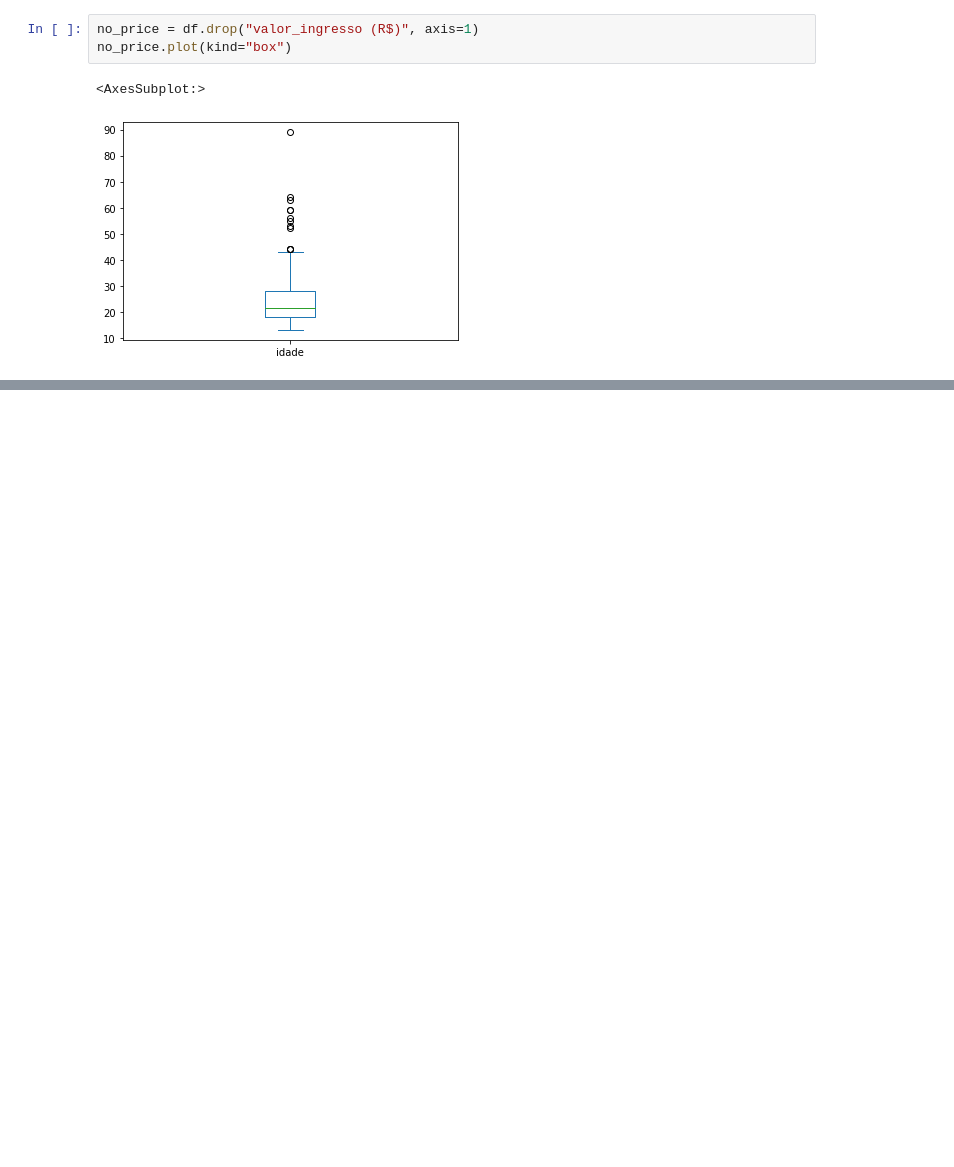
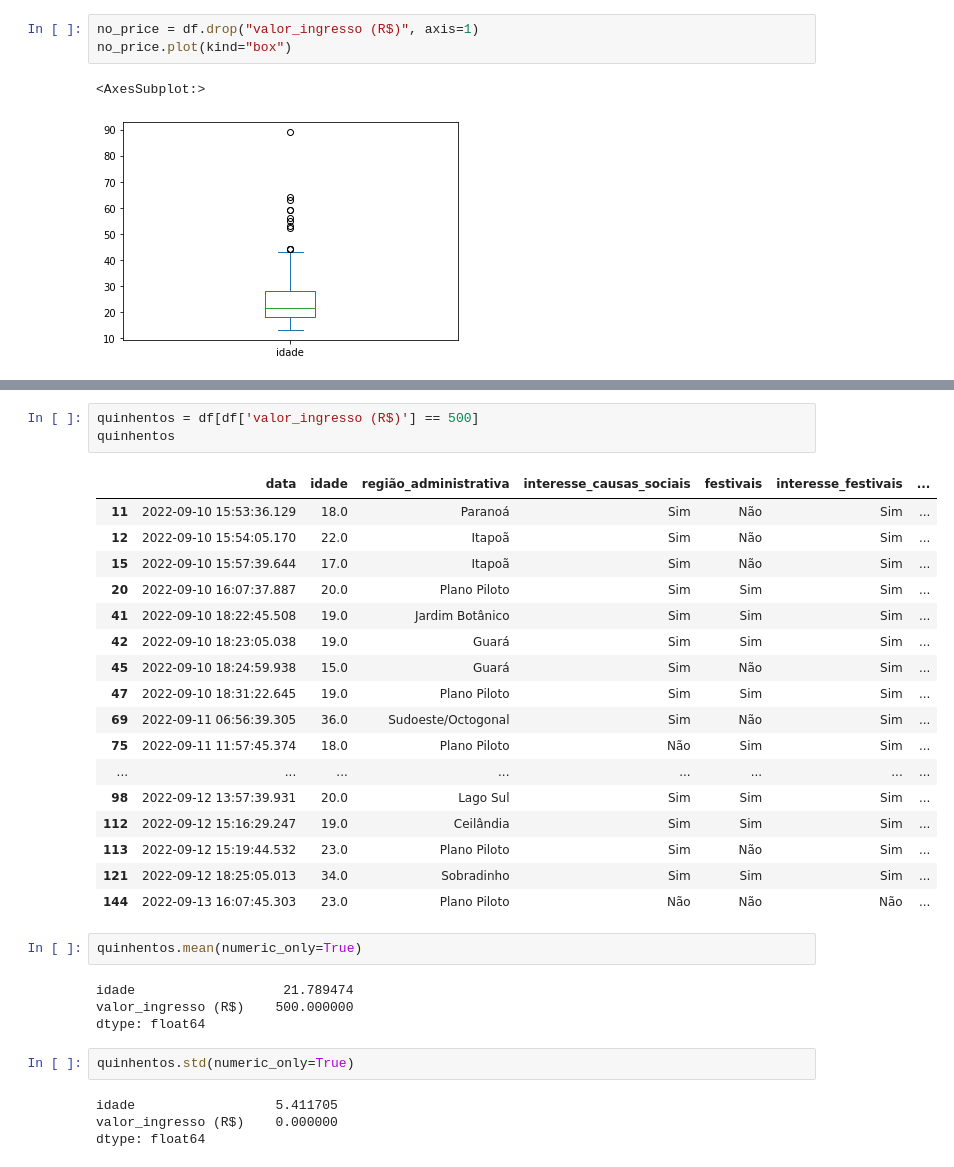
Before and after one commit to n3vrmr/data_studies, a Jupyter notebook: fcm_festival_alfa.ipynb, the cells around one changed output, grey strips where cells are left out. Drawn from its saved outputs; the diff is of its cells as text; blank space fills up the shorter version.

```diff
--- a/fcm_festival_alfa.ipynb
+++ b/fcm_festival_alfa.ipynb
@@ -303,0 +396,33 @@ no_price.plot(kind="box")
+# %%
+quinhentos = df[df['valor_ingresso (R$)'] == 500]
+quinhentos
+# %% [output]
+|  | data | idade | região_administrativa | interesse_causas_sociais | festivais | interesse_festivais | ... |
+| 11 | 2022-09-10 15:53:36.129 | 18.0 | Paranoá | Sim | Não | Sim | ... |
+| 12 | 2022-09-10 15:54:05.170 | 22.0 | Itapoã | Sim | Não | Sim | ... |
+| 15 | 2022-09-10 15:57:39.644 | 17.0 | Itapoã | Sim | Não | Sim | ... |
+| 20 | 2022-09-10 16:07:37.887 | 20.0 | Plano Piloto | Sim | Sim | Sim | ... |
+| 41 | 2022-09-10 18:22:45.508 | 19.0 | Jardim Botânico | Sim | Sim | Sim | ... |
+| 42 | 2022-09-10 18:23:05.038 | 19.0 | Guará | Sim | Sim | Sim | ... |
+| 45 | 2022-09-10 18:24:59.938 | 15.0 | Guará | Sim | Não | Sim | ... |
+| 47 | 2022-09-10 18:31:22.645 | 19.0 | Plano Piloto | Sim | Sim | Sim | ... |
+| 69 | 2022-09-11 06:56:39.305 | 36.0 | Sudoeste/Octogonal | Sim | Não | Sim | ... |
+| 75 | 2022-09-11 11:57:45.374 | 18.0 | Plano Piloto | Não | Sim | Sim | ... |
+| ... | ... | ... | ... | ... | ... | ... | ... |
+| 98 | 2022-09-12 13:57:39.931 | 20.0 | Lago Sul | Sim | Sim | Sim | ... |
+| 112 | 2022-09-12 15:16:29.247 | 19.0 | Ceilândia | Sim | Sim | Sim | ... |
+| 113 | 2022-09-12 15:19:44.532 | 23.0 | Plano Piloto | Sim | Não | Sim | ... |
+| 121 | 2022-09-12 18:25:05.013 | 34.0 | Sobradinho | Sim | Sim | Sim | ... |
+| 144 | 2022-09-13 16:07:45.303 | 23.0 | Plano Piloto | Não | Não | Não | ... |
+# %%
+quinhentos.mean(numeric_only=True)
+# %% [output]
+idade                   21.789474
+valor_ingresso (R$)    500.000000
+dtype: float64
+# %%
+quinhentos.std(numeric_only=True)
+# %% [output]
+idade                  5.411705
+valor_ingresso (R$)    0.000000
+dtype: float64
```
Also changed, not shown: parts of 74 cells of this notebook.
